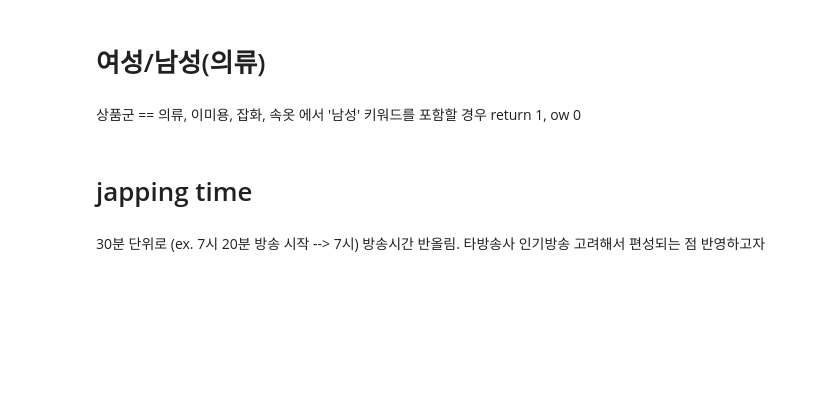
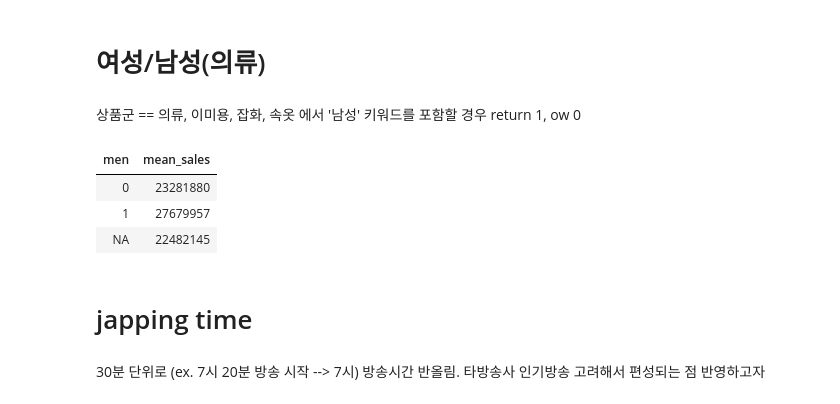
Before and after one commit to s-seo/bigcon_2020_mmmz, a Jupyter notebook: eda/eda_sm.ipynb, the cells around one changed output. Saved outputs shown, nothing was run; the diff lists cells and outputs as text; code cells hidden in the pictures; blank space fills up the shorter version.

```diff
--- a/eda/eda_sm.ipynb
+++ b/eda/eda_sm.ipynb
@@ -351,6 +351,15 @@ ERROR: Error in .f(.x[[i]], ...): 객체 'season.item'를 찾을 수 없습니
 men.category = c("의류", "이미용", "잡화", "속옷")
 hshop.sales$men <- NA
 hshop.sales$men[hshop.sales$상품군 %in% men.category] <- ifelse(str_detect(hshop.sales[hshop.sales$상품군 %in% men.category,]$상품명,"남성"), 1, 0)
+# %%
+hshop.sales %>%
+    group_by(men)  %>%
+    summarise(mean_sales = mean(취급액))
+# %% [output]
+| men | mean_sales |
+| 0 | 23281880 |
+| 1 | 27679957 |
+| NA | 22482145 |
 # %% [markdown]
 # japping time
 # %% [markdown]
```
Also changed, not shown: parts of 58 cells of this notebook, 1 other file.
